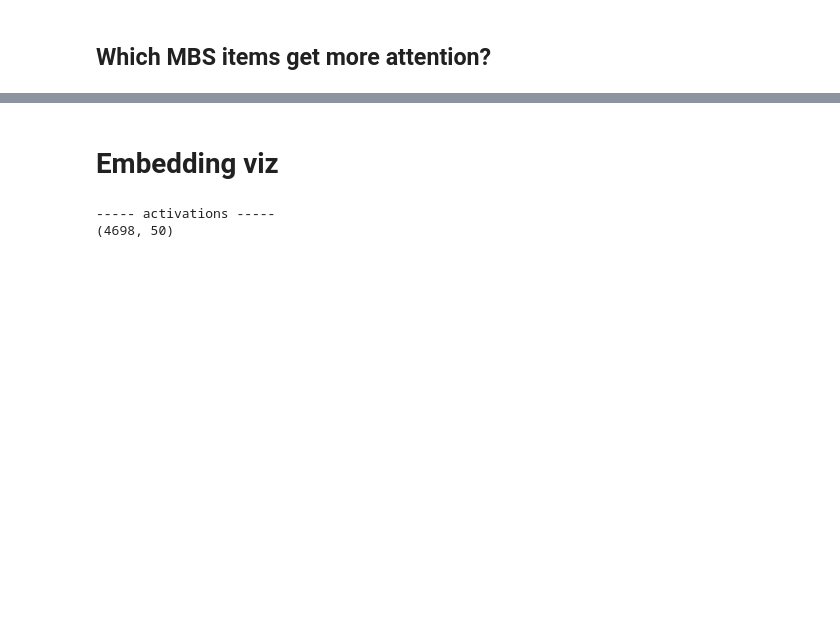
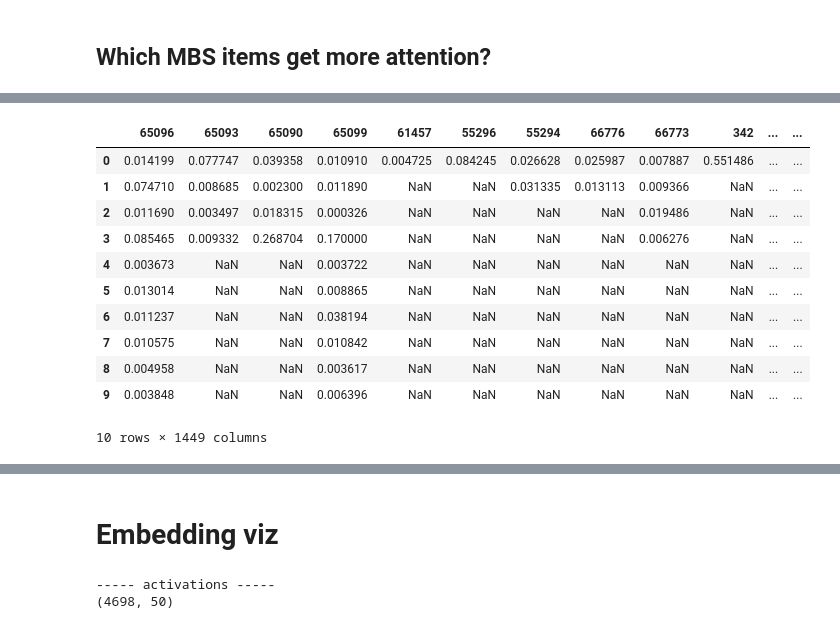
Before and after one commit to samuelefiorini/tangle, a Jupyter notebook: notebooks/embeddings/attention_viz.ipynb, the cells around one changed output, grey strips where cells are left out. Cells and saved outputs as stored; diff of their text form; code cells hidden in the pictures; blank space fills up the shorter version.

```diff
--- a/notebooks/embeddings/attention_viz.ipynb
+++ b/notebooks/embeddings/attention_viz.ipynb
@@ -226,0 +272,15 @@ dfa.nlargest(25, columns='Attention_overall')
+# %%
+A.head(10)
+# %% [output]
+|  | 65096 | 65093 | 65090 | 65099 | 61457 | 55296 | 55294 | 66776 | 66773 | 342 | ... | ... |
+| 0 | 0.014199 | 0.077747 | 0.039358 | 0.010910 | 0.004725 | 0.084245 | 0.026628 | 0.025987 | 0.007887 | 0.551486 | ... | ... |
+| 1 | 0.074710 | 0.008685 | 0.002300 | 0.011890 | NaN | NaN | 0.031335 | 0.013113 | 0.009366 | NaN | ... | ... |
+| 2 | 0.011690 | 0.003497 | 0.018315 | 0.000326 | NaN | NaN | NaN | NaN | 0.019486 | NaN | ... | ... |
+| 3 | 0.085465 | 0.009332 | 0.268704 | 0.170000 | NaN | NaN | NaN | NaN | 0.006276 | NaN | ... | ... |
+| 4 | 0.003673 | NaN | NaN | 0.003722 | NaN | NaN | NaN | NaN | NaN | NaN | ... | ... |
+| 5 | 0.013014 | NaN | NaN | 0.008865 | NaN | NaN | NaN | NaN | NaN | NaN | ... | ... |
+| 6 | 0.011237 | NaN | NaN | 0.038194 | NaN | NaN | NaN | NaN | NaN | NaN | ... | ... |
+| 7 | 0.010575 | NaN | NaN | 0.010842 | NaN | NaN | NaN | NaN | NaN | NaN | ... | ... |
+| 8 | 0.004958 | NaN | NaN | 0.003617 | NaN | NaN | NaN | NaN | NaN | NaN | ... | ... |
+| 9 | 0.003848 | NaN | NaN | 0.006396 | NaN | NaN | NaN | NaN | NaN | NaN | ... | ... |
+10 rows × 1449 columns
```
Also changed, not shown: parts of 18 cells of this notebook, 4 other files.
